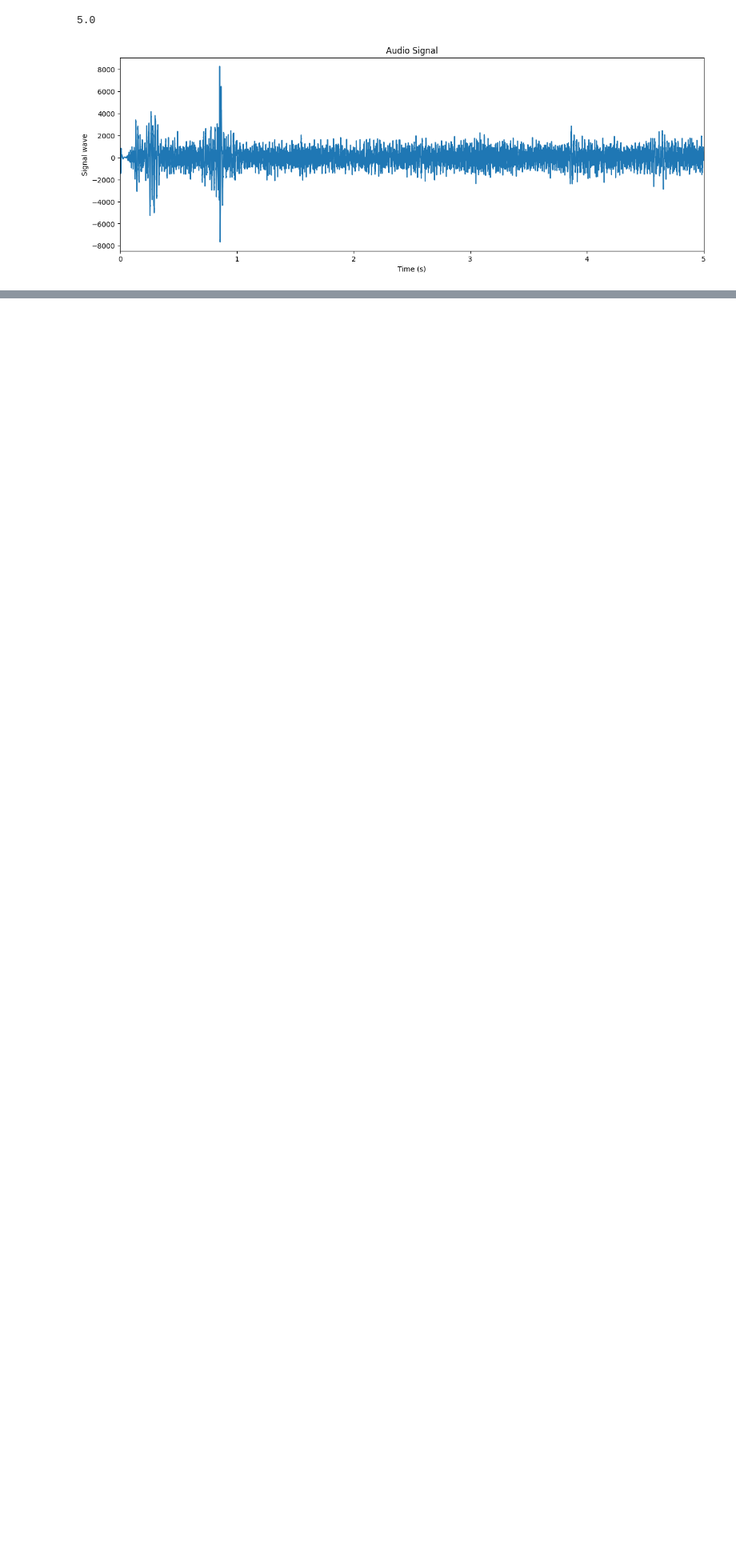
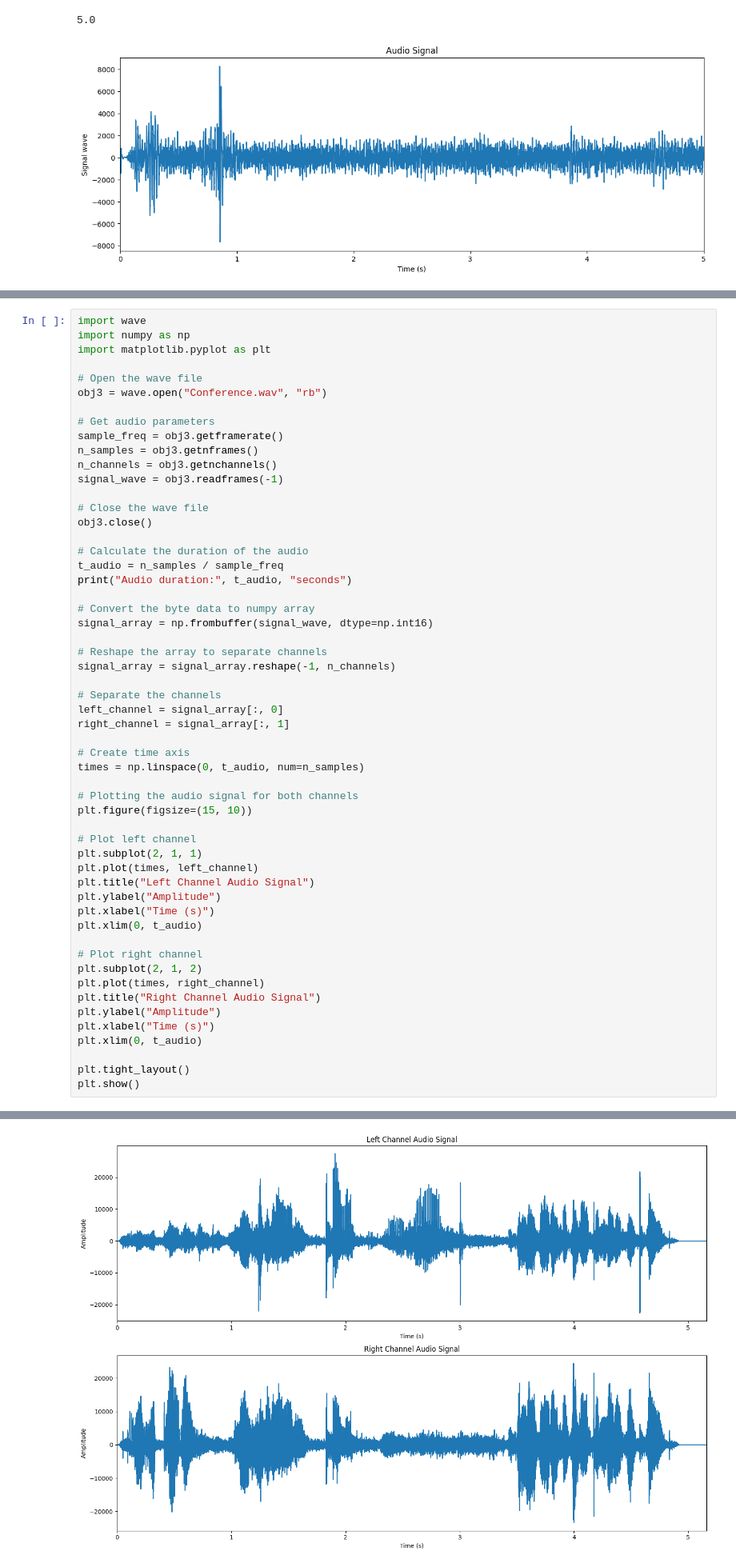
Before and after one commit to Kabin119245/AI-ML, a Jupyter notebook: Python_Speech_Recognition_Tutorial.ipynb, the cells around one changed output, grey strips where cells are left out. Shown at 80% size. Saved outputs shown, nothing was run; the diff lists cells and outputs as text; blank space fills up the shorter version.

Commit message:
plotting signal for stereo audio

```diff
--- a/Python_Speech_Recognition_Tutorial.ipynb
+++ b/Python_Speech_Recognition_Tutorial.ipynb
@@ -85,0 +88,56 @@ plt.show()
+# %%
+import wave
+import numpy as np
+import matplotlib.pyplot as plt
+
+# Open the wave file
+obj3 = wave.open("Conference.wav", "rb")
+
+# Get audio parameters
+sample_freq = obj3.getframerate()
+n_samples = obj3.getnframes()
+n_channels = obj3.getnchannels()
+signal_wave = obj3.readframes(-1)
+
+# Close the wave file
+obj3.close()
+
+# Calculate the duration of the audio
+t_audio = n_samples / sample_freq
+print("Audio duration:", t_audio, "seconds")
+
+# Convert the byte data to numpy array
+signal_array = np.frombuffer(signal_wave, dtype=np.int16)
+
+# Reshape the array to separate channels
+signal_array = signal_array.reshape(-1, n_channels)
+
+# Separate the channels
+left_channel = signal_array[:, 0]
+right_channel = signal_array[:, 1]
+
+# Create time axis
+times = np.linspace(0, t_audio, num=n_samples)
+
+# Plotting the audio signal for both channels
+plt.figure(figsize=(15, 10))
+
+# Plot left channel
+plt.subplot(2, 1, 1)
+plt.plot(times, left_channel)
+plt.title("Left Channel Audio Signal")
+plt.ylabel("Amplitude")
+plt.xlabel("Time (s)")
+plt.xlim(0, t_audio)
+
+# Plot right channel
+plt.subplot(2, 1, 2)
+plt.plot(times, right_channel)
+plt.title("Right Channel Audio Signal")
+plt.ylabel("Amplitude")
+plt.xlabel("Time (s)")
+plt.xlim(0, t_audio)
+
+plt.tight_layout()
+plt.show()
+# %% [output]
@@ -85,0 +145 @@ plt.show()
+[figure, added]
```
Also changed, not shown: parts of 2 cells of this notebook.
